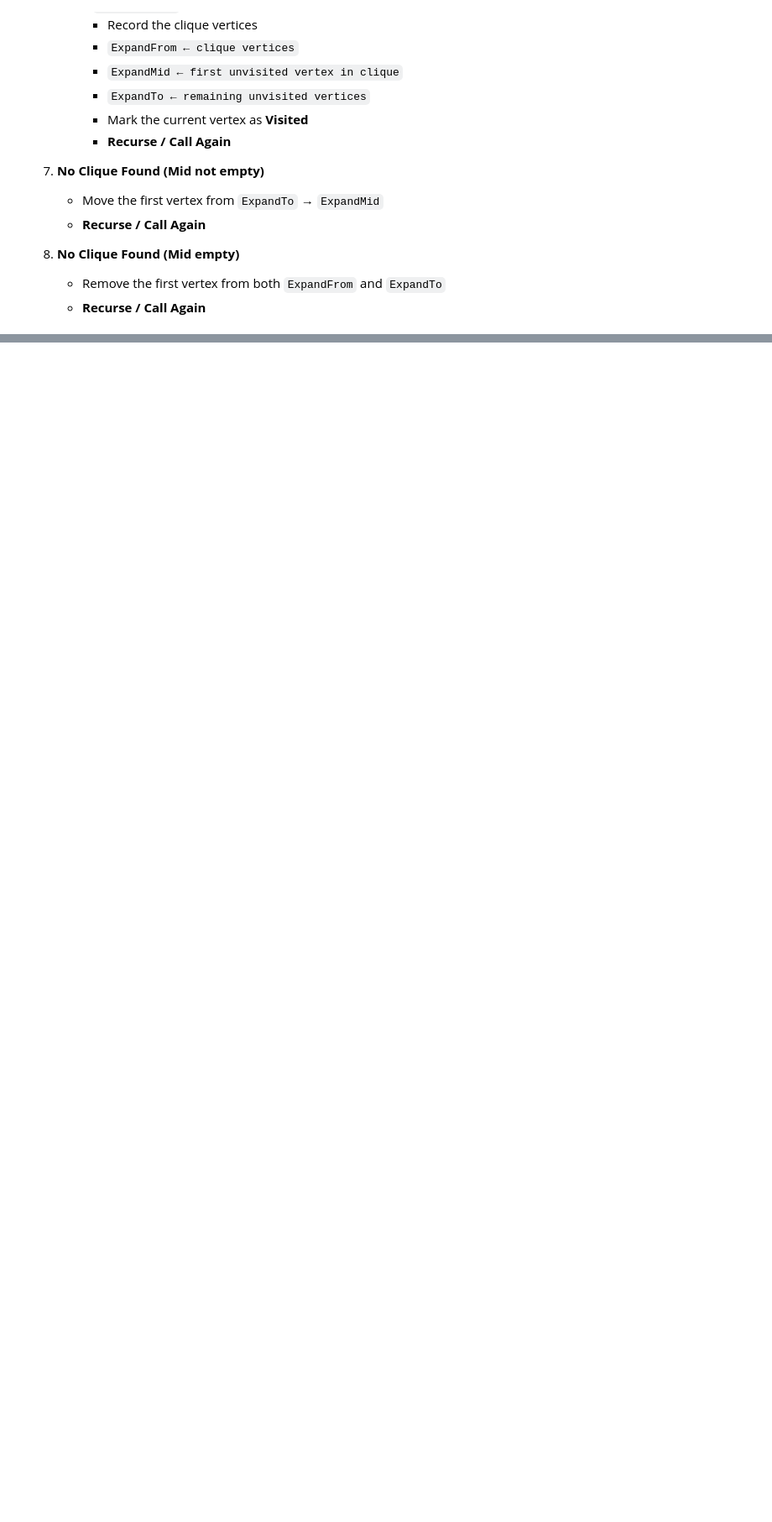
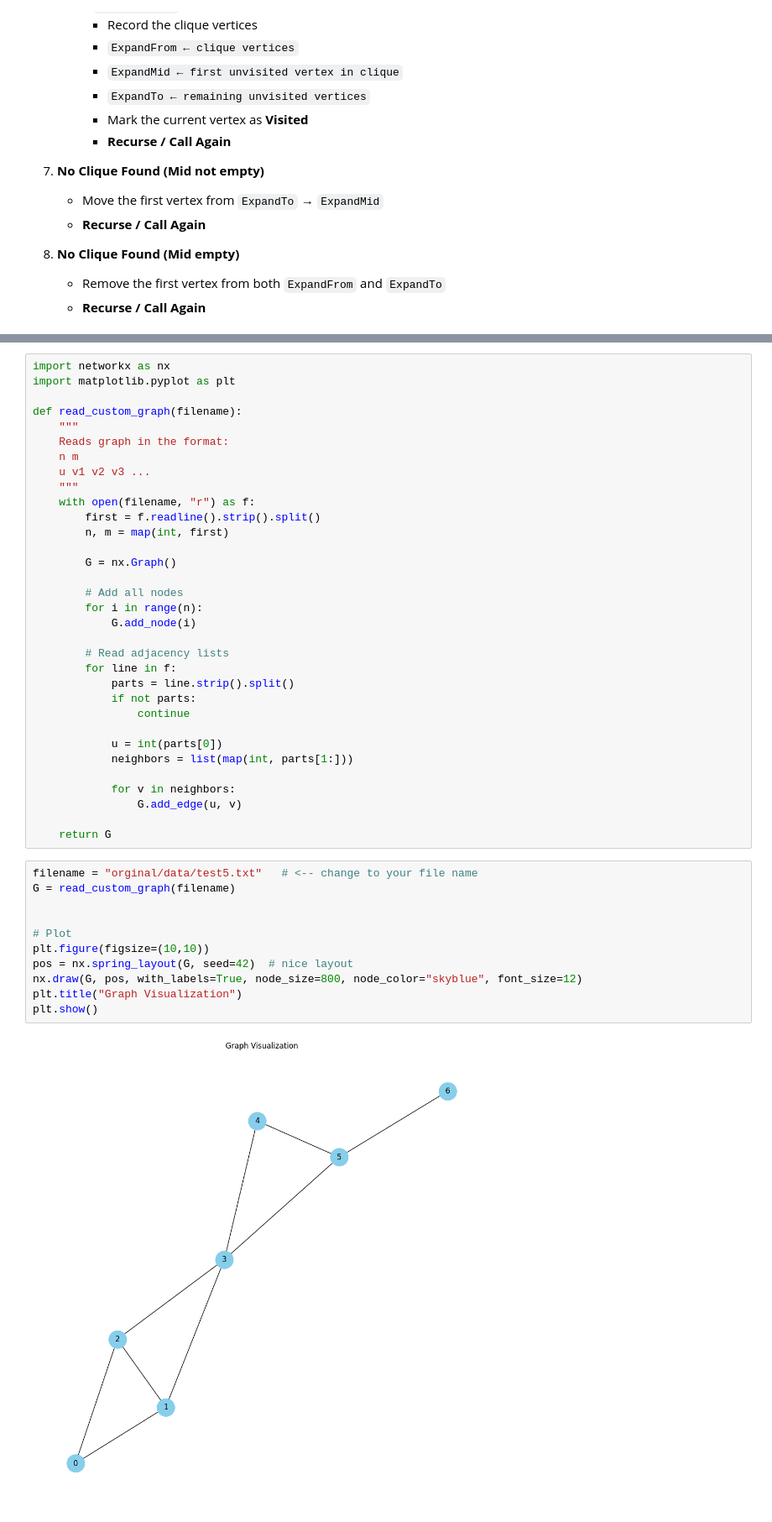
Before and after one commit to wajidmanzoor/adaptiveBKAlgo, a Jupyter notebook: notes.ipynb, the cells around one changed output, grey strips where cells are left out. Shown: that part at 84% size. Saved outputs shown, nothing was run; the diff lists cells and outputs as text; blank space fills up the shorter version.

```diff
--- a/notes.ipynb
+++ b/notes.ipynb
@@ -95,0 +151,46 @@ Hence, v can never generate a new maximal clique that doesn’t already include
+# %%
+import networkx as nx
+import matplotlib.pyplot as plt
+
+def read_custom_graph(filename):
+    """
+    Reads graph in the format:
+    n m
+    u v1 v2 v3 ...
+    """
+    with open(filename, "r") as f:
+        first = f.readline().strip().split()
+        n, m = map(int, first)
+
+        G = nx.Graph()
+
+        # Add all nodes
+        for i in range(n):
+            G.add_node(i)
+
+        # Read adjacency lists
+        for line in f:
+            parts = line.strip().split()
+            if not parts:
+                continue
+
+            u = int(parts[0])
+            neighbors = list(map(int, parts[1:]))
+
+            for v in neighbors:
+                G.add_edge(u, v)
+
+    return G
+# %%
+filename = "orginal/data/test5.txt"   # <-- change to your file name
+G = read_custom_graph(filename)
+
+
+# Plot
+plt.figure(figsize=(10,10))
+pos = nx.spring_layout(G, seed=42)  # nice layout
+nx.draw(G, pos, with_labels=True, node_size=800, node_color="skyblue", font_size=12)
+plt.title("Graph Visualization")
+plt.show()
+# %% [output]
+[figure, added]
```
Also changed, not shown: parts of 20 cells of this notebook, 12 other files.
